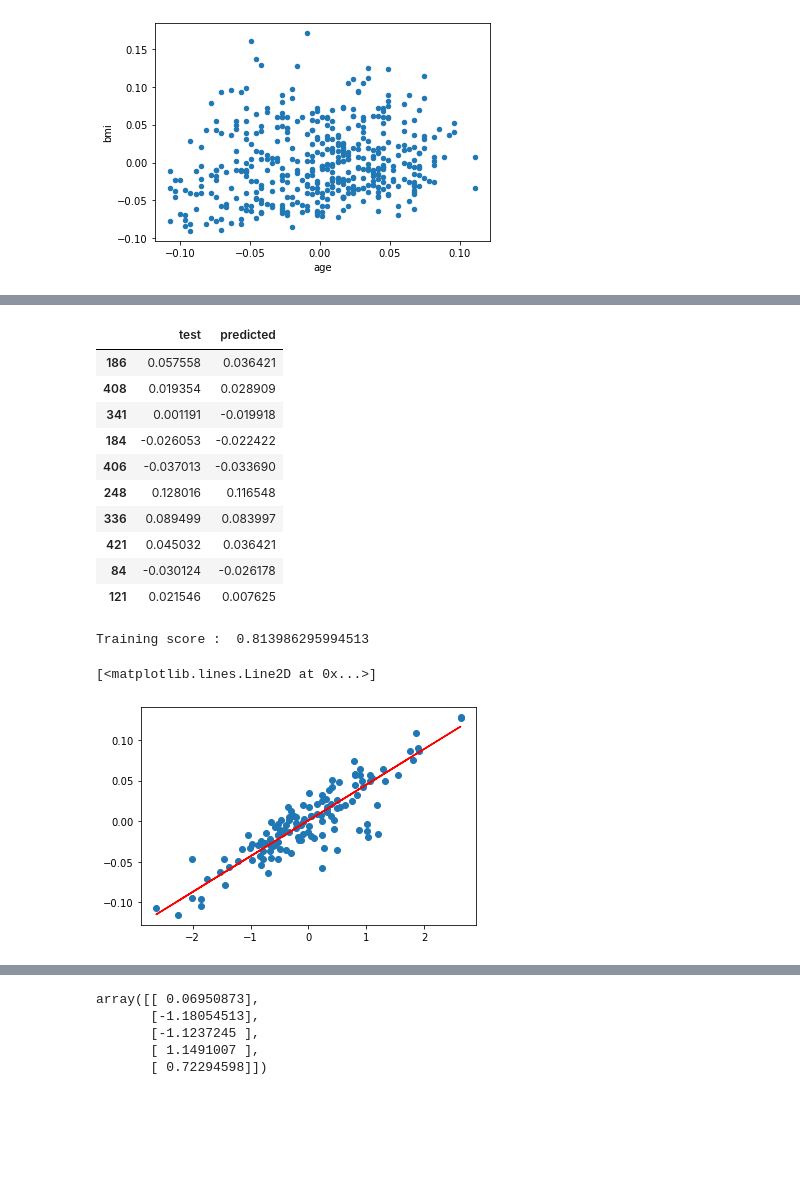
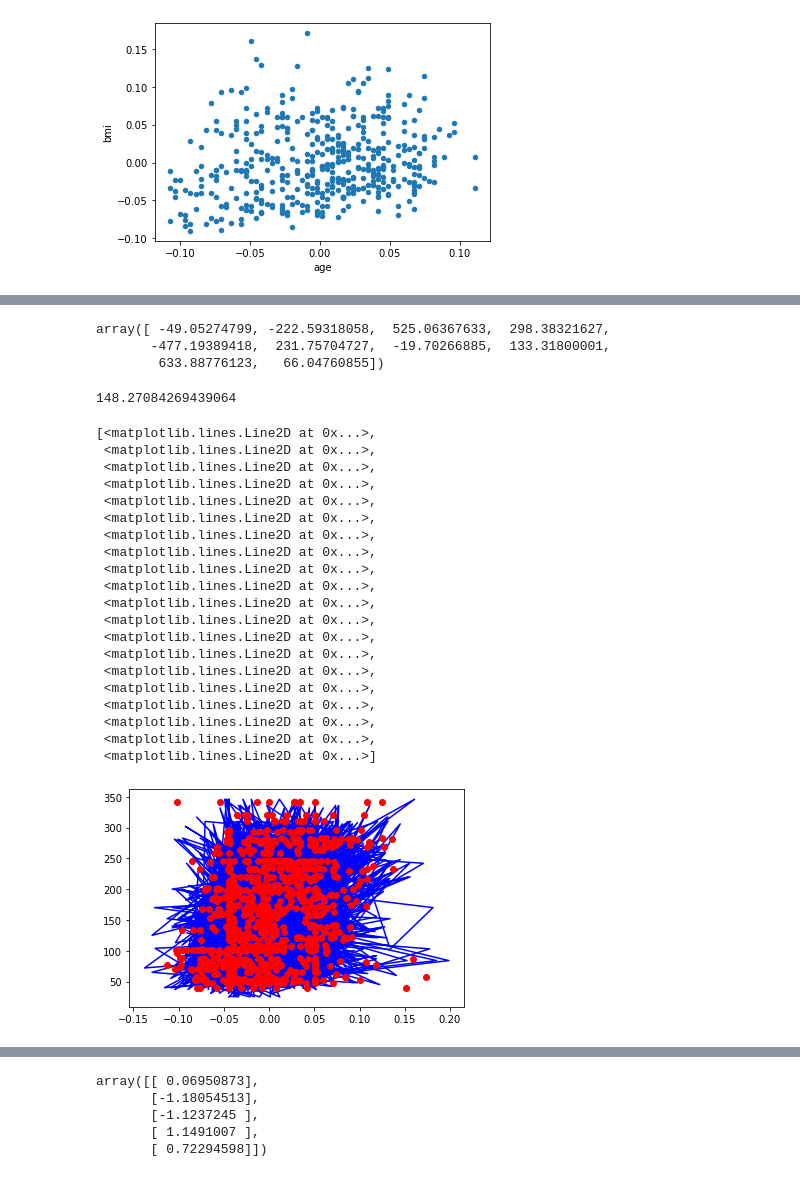
Before and after one commit to Fannyjiang88/csx4501, a Jupyter notebook: Class/Assignment/WK 7/WK 7 Assignment.ipynb, the cells around one changed output, grey strips where cells are left out. Cells and saved outputs as stored; diff of their text form; code cells hidden in the pictures; blank space fills up the shorter version.

```diff
--- a/Class/Assignment/WK 7/WK 7 Assignment.ipynb
+++ b/Class/Assignment/WK 7/WK 7 Assignment.ipynb
@@ -122,3 +88,3 @@ Name: s2, dtype: float64
 # %%
 #Split the data into a training set and test set
-X_train, X_test, y_train, y_test = train_test_split(X, y, test_size =.3)
+X_train, X_test, y_train, y_test = train_test_split(features_df, target_df, test_size =.2)
@@ -128,7 +91,3 @@ scaler = StandardScaler()
-# %%
-X_train = scaler.fit_transform(X_train)
-# %%
-X_test = scaler.transform(X_test)
 # %%
 linear_regression = LinearRegression()
-model = linear_regression.fit(X_train, y_train)
+linear_regression.fit(X_train, y_train)
@@ -140,28 +100,38 @@ df = pd.DataFrame({'test': y_test, 'predicted': y_pred})
-# %%
-df.sample(10)
-# %% [output]
-|  | test | predicted |
-| 186 | 0.057558 | 0.036421 |
-| 408 | 0.019354 | 0.028909 |
-| 341 | 0.001191 | -0.019918 |
-| 184 | -0.026053 | -0.022422 |
-| 406 | -0.037013 | -0.033690 |
-| 248 | 0.128016 | 0.116548 |
-| 336 | 0.089499 | 0.083997 |
-| 421 | 0.045032 | 0.036421 |
-| 84 | -0.030124 | -0.026178 |
-| 121 | 0.021546 | 0.007625 |
-# %%
-print("Training score : ", linear_regression.score(X_train, y_train))
-# %% [output]
-Training score :  0.813986295994513
+# %%
+linear_regression.coef_
+# %% [output]
+array([ -49.05274799, -222.59318058,  525.06367633,  298.38321627,
+       -477.19389418,  231.75704727,  -19.70266885,  133.31800001,
+        633.88776123,   66.04760855])
+# %%
+linear_regression.intercept_
+# %% [output]
+148.27084269439064
 # %%
 #Plot the linear fit together with the training data
-plt.scatter(X_test, y_test)
-plt.plot(X_test, y_pred, c='r')
+plt.plot(X_train, y_train, 'b-',X_test,y_test,'ro')
 # %% [output]
-[<matplotlib.lines.Line2D at 0x...>]
+[<matplotlib.lines.Line2D at 0x...>,
+ <matplotlib.lines.Line2D at 0x...>,
+ <matplotlib.lines.Line2D at 0x...>,
+ <matplotlib.lines.Line2D at 0x...>,
+ <matplotlib.lines.Line2D at 0x...>,
+ <matplotlib.lines.Line2D at 0x...>,
+ <matplotlib.lines.Line2D at 0x...>,
+ <matplotlib.lines.Line2D at 0x...>,
+ <matplotlib.lines.Line2D at 0x...>,
+ <matplotlib.lines.Line2D at 0x...>,
+ <matplotlib.lines.Line2D at 0x...>,
+ <matplotlib.lines.Line2D at 0x...>,
+ <matplotlib.lines.Line2D at 0x...>,
+ <matplotlib.lines.Line2D at 0x...>,
+ <matplotlib.lines.Line2D at 0x...>,
+ <matplotlib.lines.Line2D at 0x...>,
+ <matplotlib.lines.Line2D at 0x...>,
+ <matplotlib.lines.Line2D at 0x...>,
+ <matplotlib.lines.Line2D at 0x...>,
+ <matplotlib.lines.Line2D at 0x...>]
-[figure, old version]
+[figure, new version]
 # %%
 #Use the model to generate predictions on the test data and then compare against the actual
 #target values by calculating the mean squared error and R-squared values.
```
Also changed, not shown: parts of 24 cells of this notebook.
